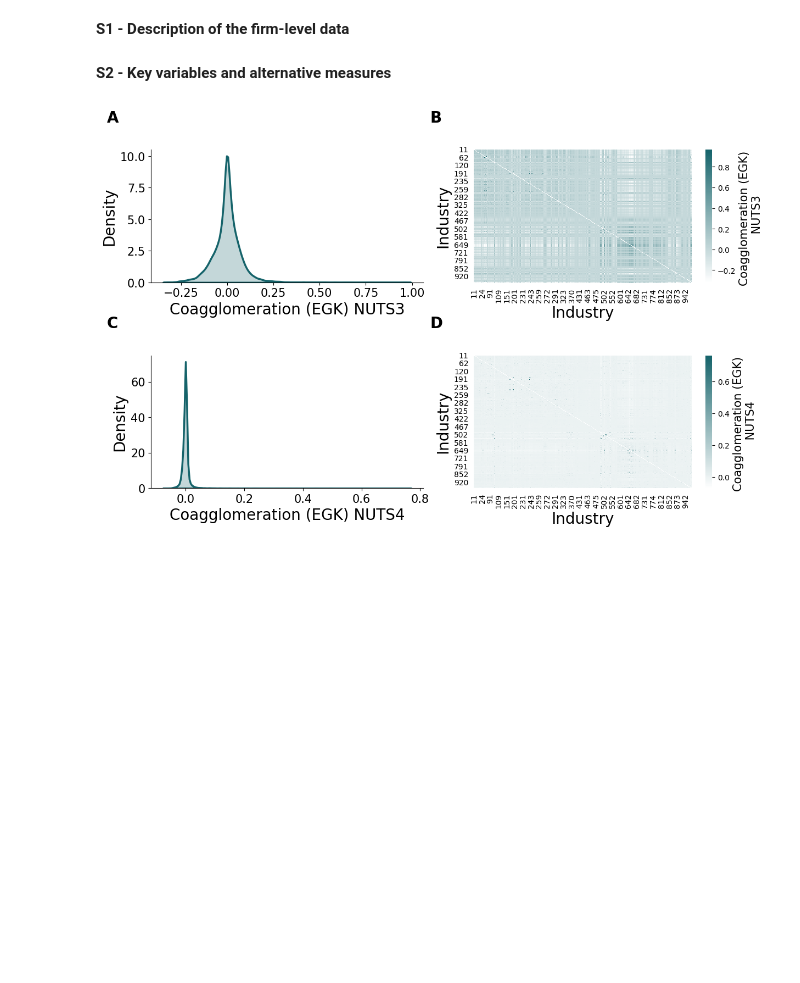
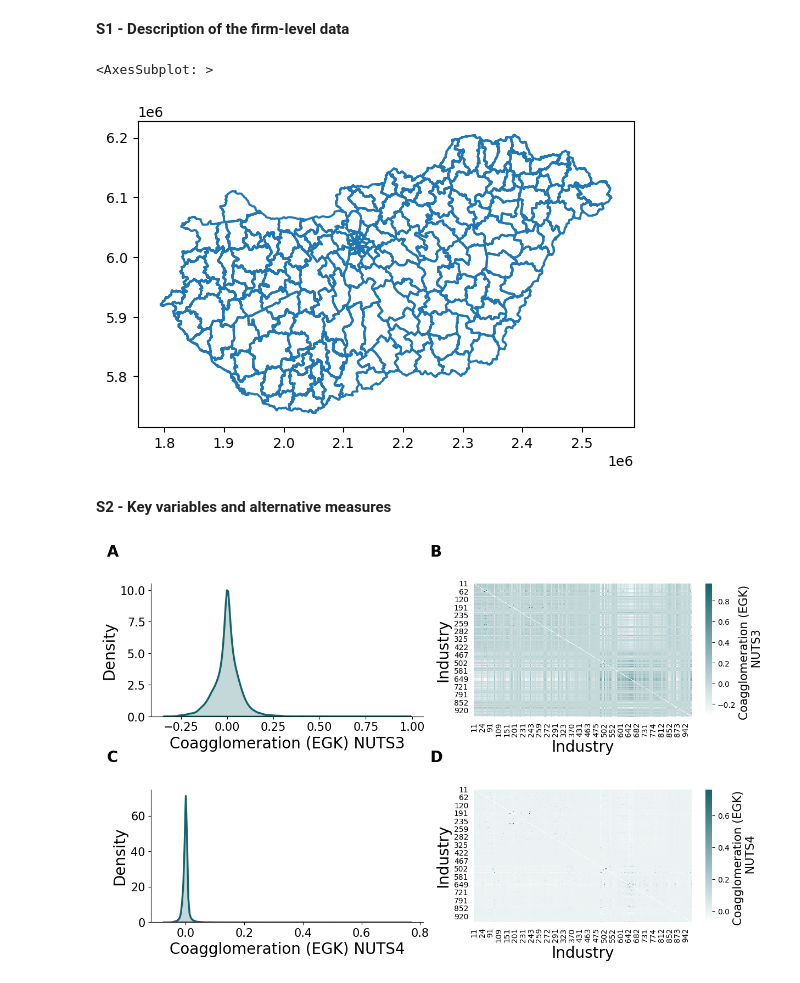
Before and after one commit to sandorjuhasz/coagglomeration, a Jupyter notebook: code/02_supplementary_figures.ipynb, the cells around one changed output. Drawn from its saved outputs; the diff is of its cells as text; code cells hidden in the pictures; blank space fills up the shorter version.

```diff
--- a/code/02_supplementary_figures.ipynb
+++ b/code/02_supplementary_figures.ipynb
@@ -13,6 +14,14 @@ year = 2017
 **S1 - Description of the firm-level data**
 # %%
 # map of employment / number of firms / ....
+# %%
+# shape IN
+map_df = gpd.read_file(f"../data/shape_files/{region_level}_shape.geojson")
+# %%
+map_df.boundary.plot()
+# %% [output]
+<AxesSubplot: >
+[figure, added]
 # %% [markdown]
 **S2 - Key variables and alternative measures**
 # %%
```
Also changed, not shown: parts of 1 cell of this notebook, 1 other file.
